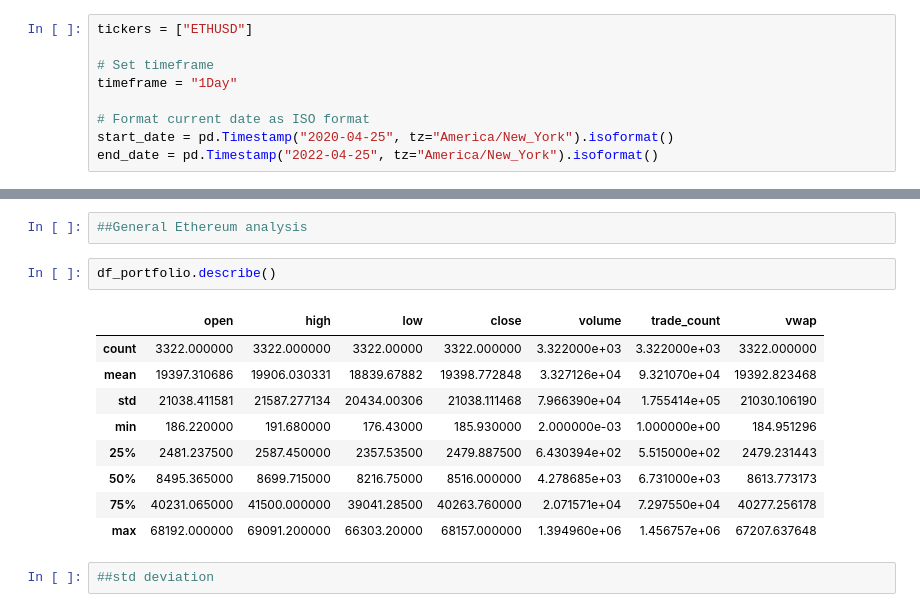
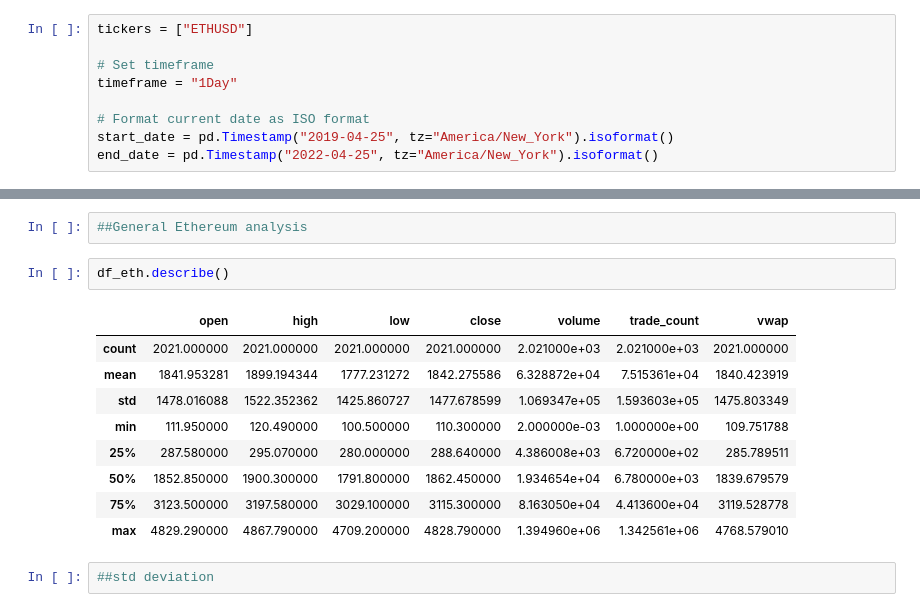
Before and after one commit to Sumguy1234/Sooper-Cool-Crypto-Tool, a Jupyter notebook: ETH_analysis.ipynb, the cells around one changed output, grey strips where cells are left out. Drawn from its saved outputs; the diff is of its cells as text.

```diff
--- a/ETH_analysis.ipynb
+++ b/ETH_analysis.ipynb
@@ -54,7 +54,7 @@ tickers = ["ETHUSD"]
 timeframe = "1Day"
 
 # Format current date as ISO format
-start_date = pd.Timestamp("2020-04-25", tz="America/New_York").isoformat()
+start_date = pd.Timestamp("2019-04-25", tz="America/New_York").isoformat()
 end_date = pd.Timestamp("2022-04-25", tz="America/New_York").isoformat()
 # %%
 df_eth = alpaca.get_crypto_bars(
@@ -113,16 +113,16 @@ production_rate
 # %%
 ##General Ethereum analysis
 # %%
-df_portfolio.describe()
+df_eth.describe()
 # %% [output]
 |  | open | high | low | close | volume | trade_count | vwap |
-| count | 3322.000000 | 3322.000000 | 3322.00000 | 3322.000000 | 3.322000e+03 | 3.322000e+03 | 3322.000000 |
-| mean | 19397.310686 | 19906.030331 | 18839.67882 | 19398.772848 | 3.327126e+04 | 9.321070e+04 | 19392.823468 |
-| std | 21038.411581 | 21587.277134 | 20434.00306 | 21038.111468 | 7.966390e+04 | 1.755414e+05 | 21030.106190 |
-| min | 186.220000 | 191.680000 | 176.43000 | 185.930000 | 2.000000e-03 | 1.000000e+00 | 184.951296 |
-| 25% | 2481.237500 | 2587.450000 | 2357.53500 | 2479.887500 | 6.430394e+02 | 5.515000e+02 | 2479.231443 |
-| 50% | 8495.365000 | 8699.715000 | 8216.75000 | 8516.000000 | 4.278685e+03 | 6.731000e+03 | 8613.773173 |
-| 75% | 40231.065000 | 41500.000000 | 39041.28500 | 40263.760000 | 2.071571e+04 | 7.297550e+04 | 40277.256178 |
-| max | 68192.000000 | 69091.200000 | 66303.20000 | 68157.000000 | 1.394960e+06 | 1.456757e+06 | 67207.637648 |
+| count | 2021.000000 | 2021.000000 | 2021.000000 | 2021.000000 | 2.021000e+03 | 2.021000e+03 | 2021.000000 |
+| mean | 1841.953281 | 1899.194344 | 1777.231272 | 1842.275586 | 6.328872e+04 | 7.515361e+04 | 1840.423919 |
+| std | 1478.016088 | 1522.352362 | 1425.860727 | 1477.678599 | 1.069347e+05 | 1.593603e+05 | 1475.803349 |
+| min | 111.950000 | 120.490000 | 100.500000 | 110.300000 | 2.000000e-03 | 1.000000e+00 | 109.751788 |
+| 25% | 287.580000 | 295.070000 | 280.000000 | 288.640000 | 4.386008e+03 | 6.720000e+02 | 285.789511 |
+| 50% | 1852.850000 | 1900.300000 | 1791.800000 | 1862.450000 | 1.934654e+04 | 6.780000e+03 | 1839.679579 |
+| 75% | 3123.500000 | 3197.580000 | 3029.100000 | 3115.300000 | 8.163050e+04 | 4.413600e+04 | 3119.528778 |
+| max | 4829.290000 | 4867.790000 | 4709.200000 | 4828.790000 | 1.394960e+06 | 1.342561e+06 | 4768.579010 |
 # %%
 ##std deviation
```
Also changed, not shown: parts of 7 cells of this notebook.
